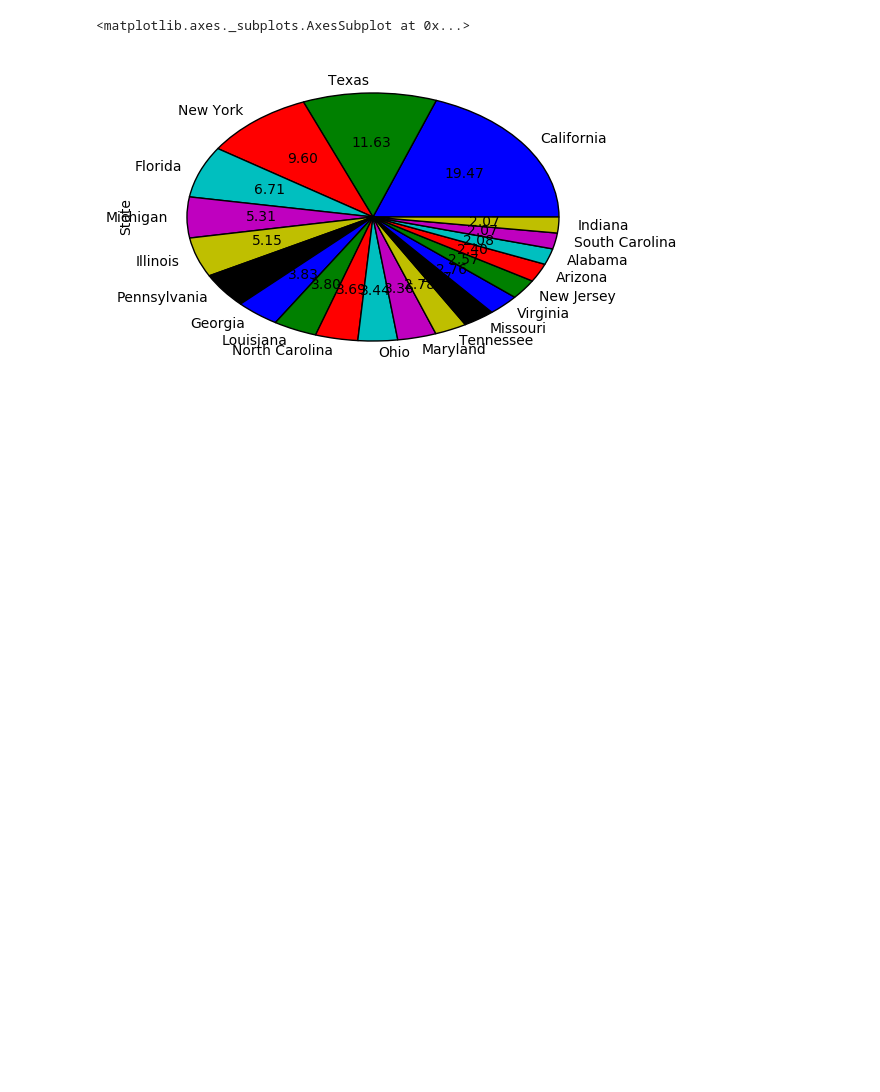
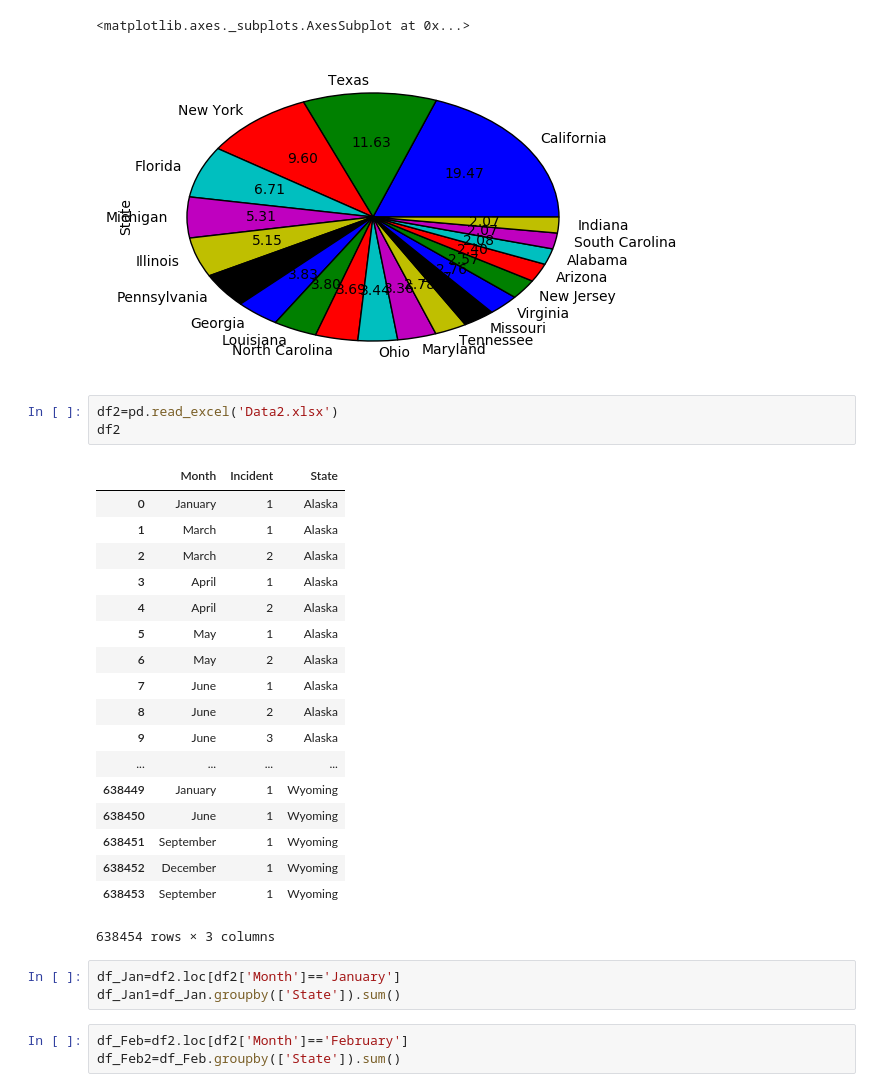
Before and after one commit to 7ZY7/BIO419-final-project, a Jupyter notebook: code .ipynb, the cells around one changed output. Cells and saved outputs as stored; diff of their text form; blank space fills up the shorter version.

```diff
--- a/code .ipynb
+++ b/code .ipynb
@@ -60,3 +62,31 @@ A[:20].plot.pie(autopct='%.2f')
 # %% [output]
 <matplotlib.axes._subplots.AxesSubplot at 0x...>
 [figure]
+# %%
+df2=pd.read_excel('Data2.xlsx')
+df2
+# %% [output]
+|  | Month | Incident | State |
+| 0 | January | 1 | Alaska |
+| 1 | March | 1 | Alaska |
+| 2 | March | 2 | Alaska |
+| 3 | April | 1 | Alaska |
+| 4 | April | 2 | Alaska |
+| 5 | May | 1 | Alaska |
+| 6 | May | 2 | Alaska |
+| 7 | June | 1 | Alaska |
+| 8 | June | 2 | Alaska |
+| 9 | June | 3 | Alaska |
+| ... | ... | ... | ... |
+| 638449 | January | 1 | Wyoming |
+| 638450 | June | 1 | Wyoming |
+| 638451 | September | 1 | Wyoming |
+| 638452 | December | 1 | Wyoming |
+| 638453 | September | 1 | Wyoming |
+638454 rows × 3 columns
+# %%
+df_Jan=df2.loc[df2['Month']=='January']
+df_Jan1=df_Jan.groupby(['State']).sum()
+# %%
+df_Feb=df2.loc[df2['Month']=='February']
+df_Feb2=df_Feb.groupby(['State']).sum()
```
Also changed, not shown: parts of 6 cells of this notebook, 3 other files.
